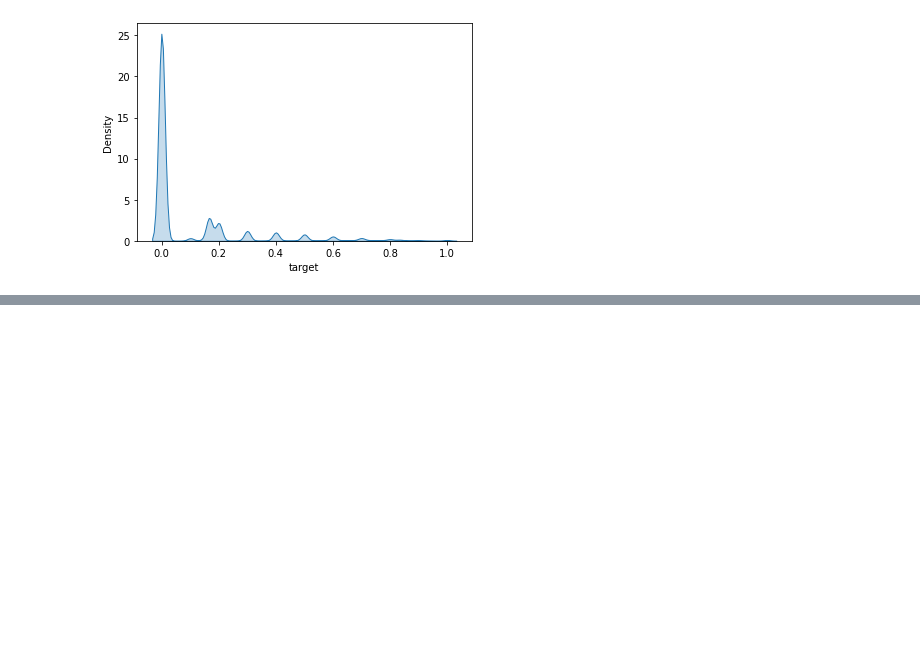
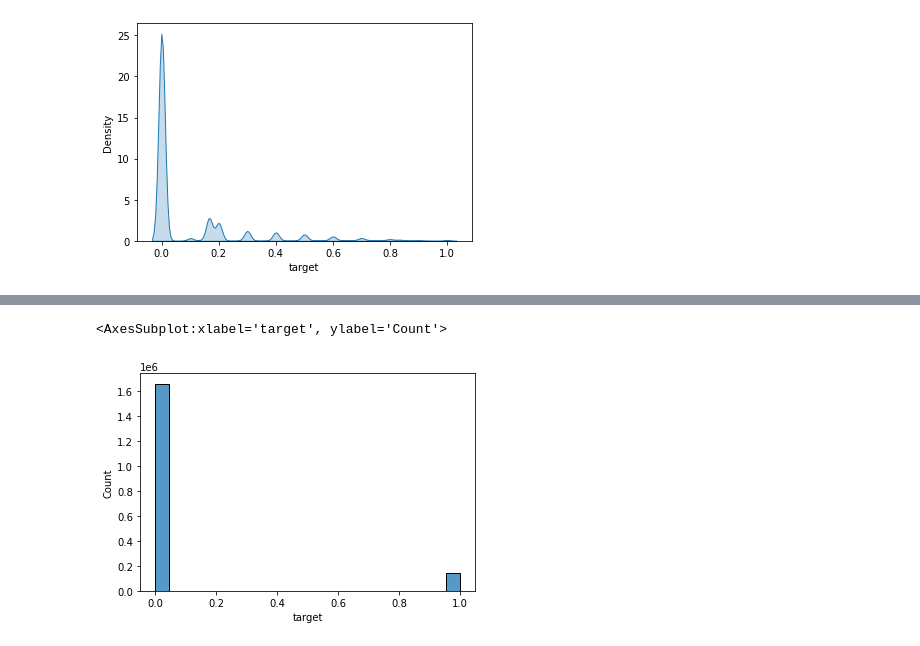
Before and after one commit to mbravo10/machine-learning-showcase, a Jupyter notebook: notebooks/Toxic_Comment_Classifier.ipynb, the cells around one changed output, grey strips where cells are left out. Cells and saved outputs as stored; diff of their text form; code cells hidden in the pictures; blank space fills up the shorter version.

Commit message:
made targets binary and added hist plot

```diff
--- a/notebooks/Toxic_Comment_Classifier.ipynb
+++ b/notebooks/Toxic_Comment_Classifier.ipynb
@@ -27,3 +27,7 @@ sns.kdeplot(data=train_data['target'], shade=True)
 # %% [output]
 <AxesSubplot:xlabel='target', ylabel='Density'>
 [figure]
+# %%
+# Clamping toxicity levels to 1 and 0
+train_data.loc[train_data["target"] >= 0.5] = 1
+train_data.loc[train_data["target"] < 0.5] = 0
@@ -29,0 +45,5 @@ sns.kdeplot(data=train_data['target'], shade=True)
+# %%
+sns.histplot(data=train_data, x="target")
+# %% [output]
+<AxesSubplot:xlabel='target', ylabel='Count'>
+[figure, added]
```
Also changed, not shown: parts of 1 cell of this notebook.
